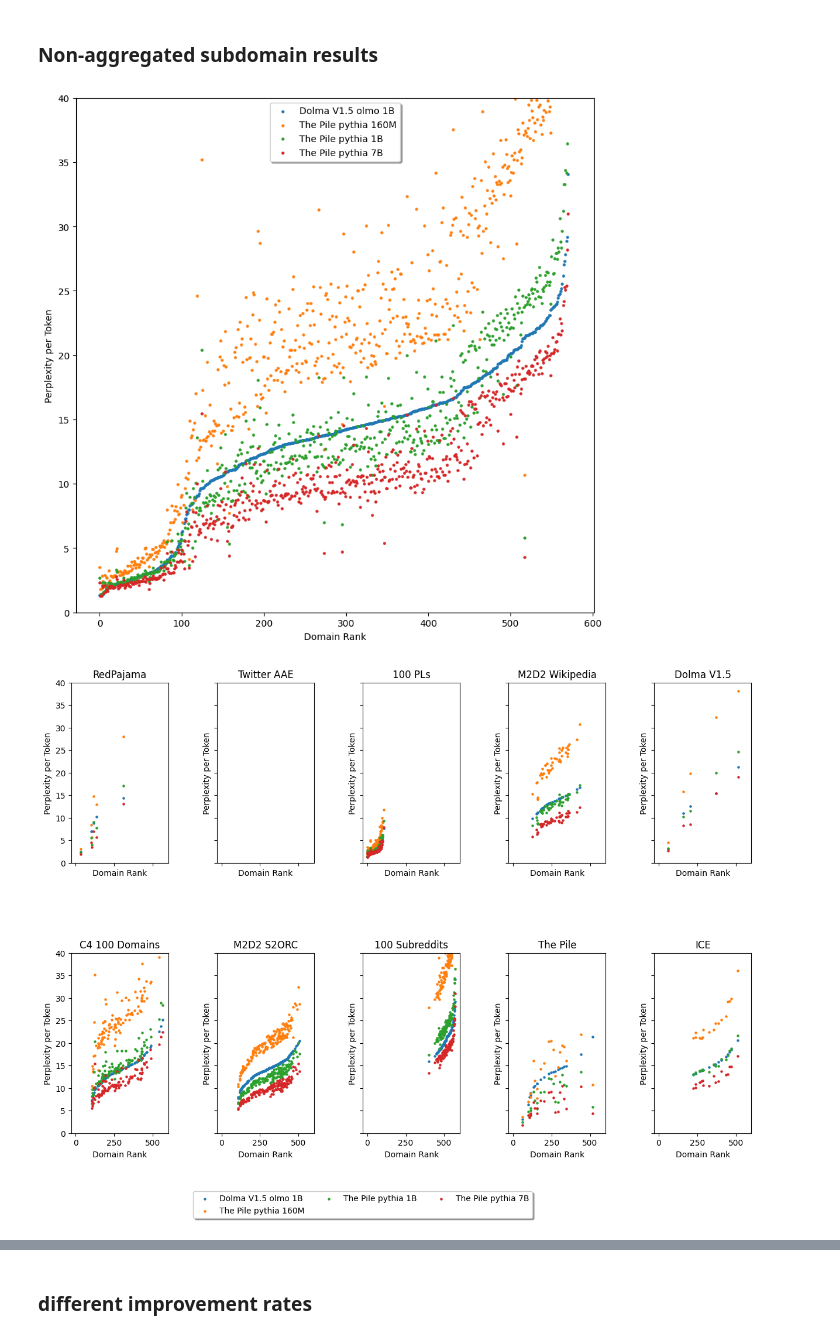
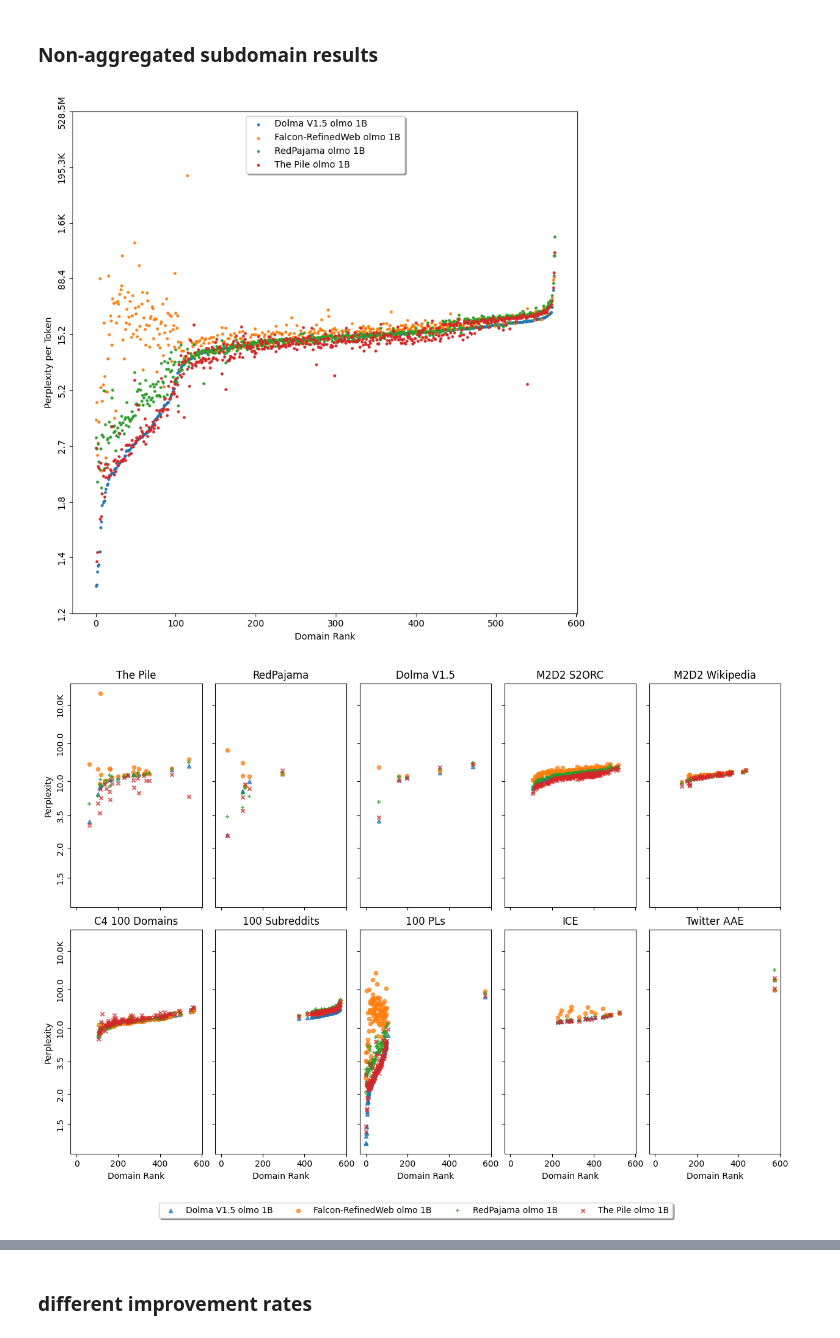
Before and after one commit to allenai/OLMo-Eval, a Jupyter notebook: notebooks/perplexity_suite_paper_visualizations.ipynb.ipynb, the cells around one changed output, grey strips where cells are left out. Drawn from its saved outputs; the diff is of its cells as text; code cells hidden in the pictures.

```diff
--- a/notebooks/perplexity_suite_paper_visualizations.ipynb.ipynb
+++ b/notebooks/perplexity_suite_paper_visualizations.ipynb.ipynb
@@ -782,7 +1049,7 @@ def get_task_metric_for_all_models(model_name_to_path, task_name, metric_name):
                 task_df = task_df.drop(columns=['stack_uniform'])
                 task_df = reduce(lambda left,right: pd.merge(left,right,on=list(shared_cols), how='outer'), [task_df, get_metric_for_all_subdomains(os.path.join(RESULTS_DIR, model), [], metric_name, ['ppl_c4_en'])])
             models_ppl_token.append(get_metric_weighted_by_subdomains(task_df, reweighting, task_name))
-        elif task_name in standard_lm_benchmarks:
+        elif task_name in domains_without_subdomains:
             models_ppl_token.append(get_metric_for_all_subdomains(os.path.join(RESULTS_DIR, model), [], metric_name, {task_name}))
         else:
             raise ValueError(f"Unknown task: {task_name}")
@@ -1076,7 +1462,8 @@ dolma_domains_as_rows = tmp_df.T.rename(columns={tmp_df.T.columns[0]: 'metric'})
 
 # get all subdomains
 unaggred_subdomains = []
-for i, (model_name, model) in enumerate(model_name_to_path.items()):
+models = {k:v for k,v in model_name_to_path.items() if k in trained_baseline_models}
+for i, (model_name, model) in enumerate(models.items()):
     model_path = os.path.join(RESULTS_DIR, model)
     all_subdomains = get_metric_for_all_subdomains(model_path, results_files_clean, metric_name, domains_without_subdomains_clean)
     unaggred_subdomains.append(all_subdomains[all_subdomains['tokens_seen'] == all_subdomains['tokens_seen'].max()])
@@ -1089,16 +1476,20 @@ fig, axs = plt.subplots(1, 1, figsize=(10, 10))
 for (model, model_size, training_dataset), model_df in sorted_unaggred_subdomains.groupby(['model', 'model_size', 'training_dataset']):
     y_axis = model_df[list(dolma_domains_as_rows)].values[0]
     x_axis = np.arange(len(dolma_domains_as_rows))
+    y_axis = np.log(np.log(y_axis))
     # smaller scatter point size
     axs.scatter(x_axis, y_axis, label=(training_dataset+' '+model+ f" {display_size(model_size)}"), s=5)
 axs.set_xlabel("Domain Rank")
 axs.set_ylabel(name_to_display[metric_name])
-axs.set_ylim(0, 40)
+y_ticks = axs.get_yticks()
+y_ticks_transformed = np.exp(np.exp(y_ticks))
+axs.set_yticks(y_ticks)
+axs.set_yticklabels([human_readable_int(y, precision=1) for y in y_ticks_transformed], rotation='vertical', ha='right', va='center')
 axs.legend(loc='upper center', ncol=1, fancybox=True, shadow=True)
 
 fig.savefig(os.path.join(FIGURE_DIR,'subdomain_perf_ordered.pdf'), bbox_inches='tight', dpi=300)
 # %% [output]
-[figure, old version]
+[figure, new version]
 # %%
 # do scatter plot colored by task for one model to show where tasks are in the performance distribution
 
@@ -1108,43 +1499,56 @@ fig.savefig(os.path.join(FIGURE_DIR,'subdomain_perf_ordered.pdf'), bbox_inches='
 model_name = 'dolma-1b'
 model = model_name_to_path[model_name]
 model_path = os.path.join(RESULTS_DIR, model)
 domains_by_tasks = {}
 all_subdomains = get_metric_for_all_subdomains(model_path, results_files_clean, metric_name, domains_without_subdomains_clean)
 unaggred_subdomains= all_subdomains[all_subdomains['tokens_seen'] == all_subdomains['tokens_seen'].max()]
 tmp_df = unaggred_subdomains.drop(columns=shared_cols)
 assert len(tmp_df) == 1
 dolma_domains_as_rows = tmp_df.T.rename(columns={tmp_df.T.columns[0]: 'metric'}).sort_values(by='metric', axis=0).index
 
 cols = 5
-fig, axs = plt.subplots(len(task_to_domains) // cols, cols, figsize=(15, 10), sharex=True, sharey=True, gridspec_kw={'hspace': 0.5, 'wspace': 0.5})
+tasks = ['ppl_'+domain for domain in domain_order if ('ppl_'+domain) in (domains_with_subdomains - {'ppl_manosphere_meta_sep'})]
+fig, axs = plt.subplots(len(tasks) // cols, cols, figsize=(15, 10), sharex=True, sharey=True, gridspec_kw={'hspace': 0.1, 'wspace': 0.1})
 
 unaggred_subdomains = []
-for i, (model_name, model) in enumerate(model_name_to_path.items()):
+models = {k:v for k,v in model_name_to_path.items() if k in trained_baseline_models}
+for i, (model_name, model) in enumerate(models.items()):
     model_path = os.path.join(RESULTS_DIR, model)
     all_subdomains = get_metric_for_all_subdomains(model_path, results_files_clean, metric_name, domains_without_subdomains_clean)
     unaggred_subdomains.append(all_subdomains[all_subdomains['tokens_seen'] == all_subdomains['tokens_seen'].max()])
 
 unaggred_subdomains = pd.concat(unaggred_subdomains)
 sorted_unaggred_subdomains = unaggred_subdomains[list(shared_cols) + list(dolma_domains_as_rows)]
 
 # sorted_unaggred_subdomains = unaggred_subdomains[list(shared_cols) + list(dolma_domains_as_rows)]
-for j, (task, domains) in enumerate(tasts_to_domains_clean.items()):
+
+for j, (task) in enumerate(tasks):
+    domains = task_to_domains[task]
     for (model, model_size, training_dataset), model_df in sorted_unaggred_subdomains.groupby(['model', 'model_size', 'training_dataset']):
         domains_in_order = [domain for domain in dolma_domains_as_rows if domain in domains]
         y_axis = model_df[domains_in_order]
         x_axis = [i for i, domain in enumerate(dolma_domains_as_rows) if domain in domains]
+        y_axis = np.log(np.log(y_axis))
         # smaller scatter point size
-        axs[j//cols][j%cols].scatter(x_axis, y_axis, label=(training_dataset+' '+model+ f" {display_size(model_size)}"), s=5)
-    axs[j//cols][j%cols].set_xlabel("Domain Rank")
-    axs[j//cols][j%cols].set_ylabel(name_to_display[metric_name])
+        axs[j//cols][j%cols].scatter(x_axis, y_axis, label=(training_dataset+' '+model+ f" {display_size(model_size)}"), s=20, alpha=0.75, marker=model_dataset_names_to_marker[training_dataset+' '+model+ f" {display_size(model_size)}"])
+    if j // cols == len(axs) - 1:
+        axs[j//cols][j%cols].set_xlabel("Domain Rank")
+    # axs[j//cols][j%cols].set_xlabel("Domain Rank")
+    if j % cols == 0:
+        axs[j//cols][j%cols].set_ylabel("Perplexity")
+    # axs[j//cols][j%cols].set_ylabel(name_to_display[metric_name])
+    y_ticks = np.log(np.log([1.5, 2, 3.5, 10, 100, 10000]))
+    y_ticks_transformed = np.exp(np.exp(y_ticks))
+    axs[j//cols][j%cols].set_yticks(y_ticks)
+    axs[j//cols][j%cols].set_yticklabels([human_readable_int(y, precision=1) for y in y_ticks_transformed], rotation='vertical', ha='right', va='center')
     axs[j//cols][j%cols].set_title(name_to_display[task])
-    axs[j//cols][j%cols].set_ylim(0, 40)
-axs[-1][0].legend(loc='upper center', bbox_to_anchor=(3, -0.3),
-        ncol=3, fancybox=True, shadow=True)
+
+axs[-1][0].legend(loc='upper center', bbox_to_anchor=(2.625, -0.2),
+        ncol=4, fancybox=True, shadow=True)
 
 fig.savefig(os.path.join(FIGURE_DIR,'subdomain_perf_ordered_by_task.pdf'), bbox_inches='tight', dpi=300)
 # %% [output]
-[figure, old version]
+[figure, new version]
 # %%
 # do scatter plot colored by task for one model to show where tasks are in the rank of ratio of final to initial performance
 
```
Also changed, not shown: parts of 37 cells of this notebook.
